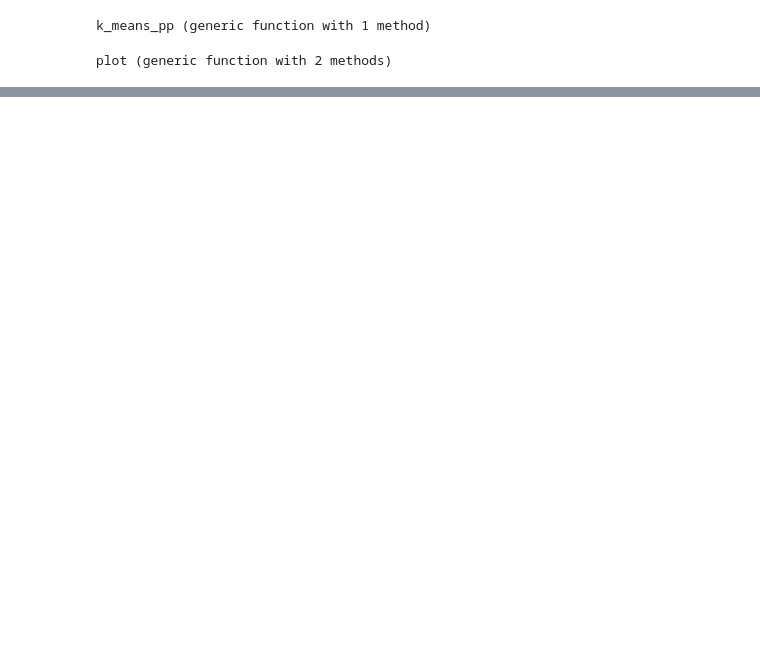
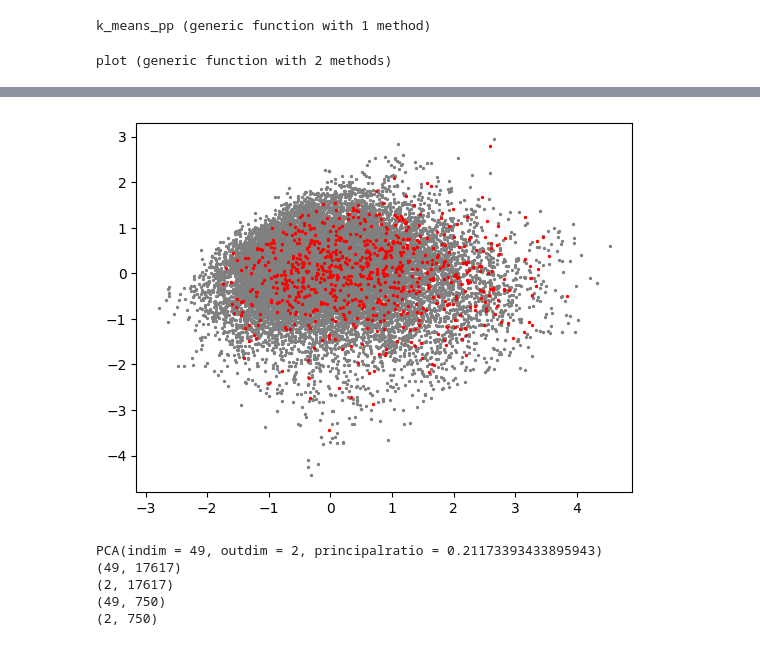
Before and after one commit to rptrevin/AA228-Project, a Jupyter notebook: state_cluster/state_explore.ipynb, the cells around one changed output, grey strips where cells are left out. Drawn from its saved outputs; the diff is of its cells as text; code cells hidden in the pictures; blank space fills up the shorter version.

```diff
--- a/state_cluster/state_explore.ipynb
+++ b/state_cluster/state_explore.ipynb
@@ -144,0 +177,16 @@ plot(train, vc)
+# %%
+_, opt = partition_dataset(S, at = 0.95)
+
+println(size(opt))
+
+centroids = k_means_pp(opt, n_states)
+println("k-mean-pp init completed")
+
+vc        = hcat(centroids...)
+R         = kmeans!(S, vc)
+
+println("vc->")
+println(size(vc))
+println("<-vc")
+
+M = create_pca_matrix(opt, at = 0.5, dims = 2)
@@ -144,0 +200,23 @@ plot(train, vc)
+# %%
+points   = reduce_dims(M, opt)
+
+println(M)
+println(size(opt))
+println(size(points))
+
+clusters = reduce_dims(M, vc)
+
+println(size(vc))
+println(size(clusters))
+
+
+scatter(points[1,:], points[2,:], color = "gray", s = 2)
+scatter(clusters[1,:], clusters[2,:], color = "red", s = 2)
+plt.show()
+# %% [output]
+[figure, added]
+PCA(indim = 49, outdim = 2, principalratio = 0.21173393433895943)
+(49, 17617)
+(2, 17617)
+(49, 750)
+(2, 750)
```
Also changed, not shown: parts of 13 cells of this notebook, 2 other files.
